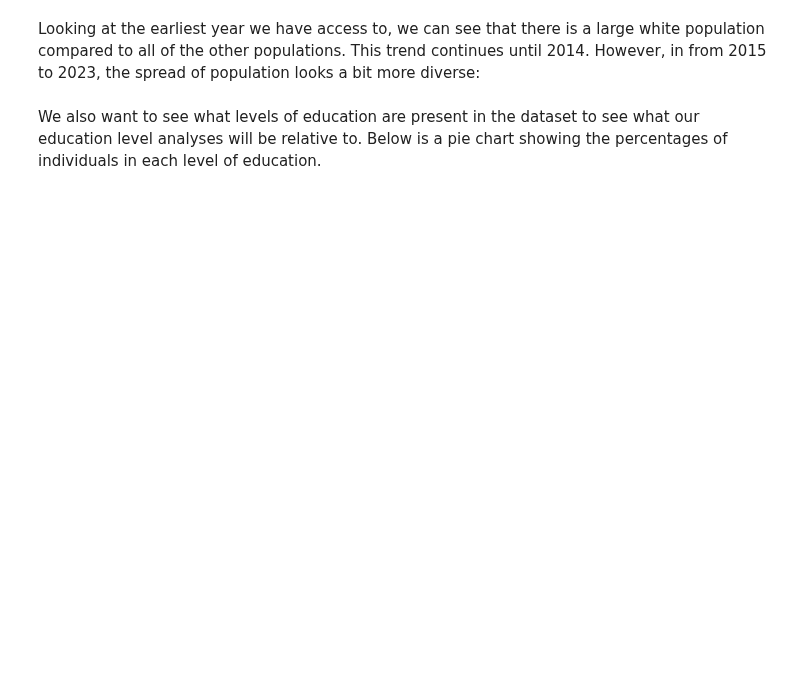
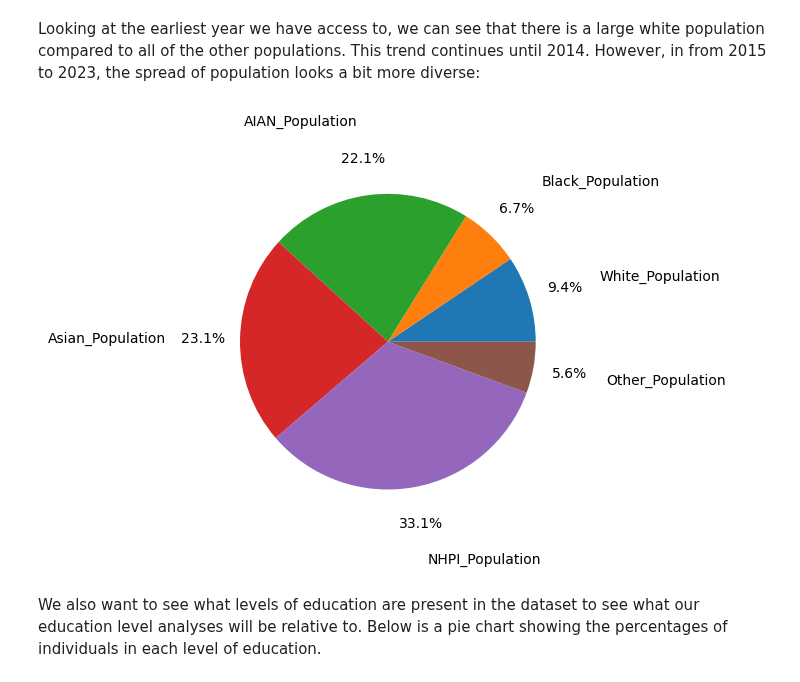
Before and after one commit to Matty67889/info-2950-project, a Jupyter notebook: Main.ipynb, the cells around one changed output. Drawn from its saved outputs; the diff is of its cells as text; code cells hidden in the pictures; blank space fills up the shorter version.

```diff
--- a/Main.ipynb
+++ b/Main.ipynb
@@ -71,8 +89,12 @@ display_pie_chart_for_year(race_df, 2014, labels)
 # %% [markdown]
 Looking at the earliest year we have access to, we can see that there is a large white population compared to all of the other populations. This trend continues until 2014. However, in from 2015 to 2023, the spread of population looks a bit more diverse:
 # %%
-labels = ['White_Population', 'Black_Population', 'AIAN_Population', 'Asian_Population', 'NHPI_Population', 'Other_Population']
+labels = ['White_Population', 'Black_Population',
+          'AIAN_Population', 'Asian_Population',
+          'NHPI_Population', 'Other_Population']
 display_pie_chart_for_year(race_df, 2015, labels)
+# %% [output]
+[figure, added]
 # %% [markdown]
 We also want to see what levels of education are present in the dataset to see what our education level analyses will be relative to. Below is a pie chart showing the percentages of individuals in each level of education.
 # %%
```
Also changed, not shown: parts of 4 cells of this notebook.
